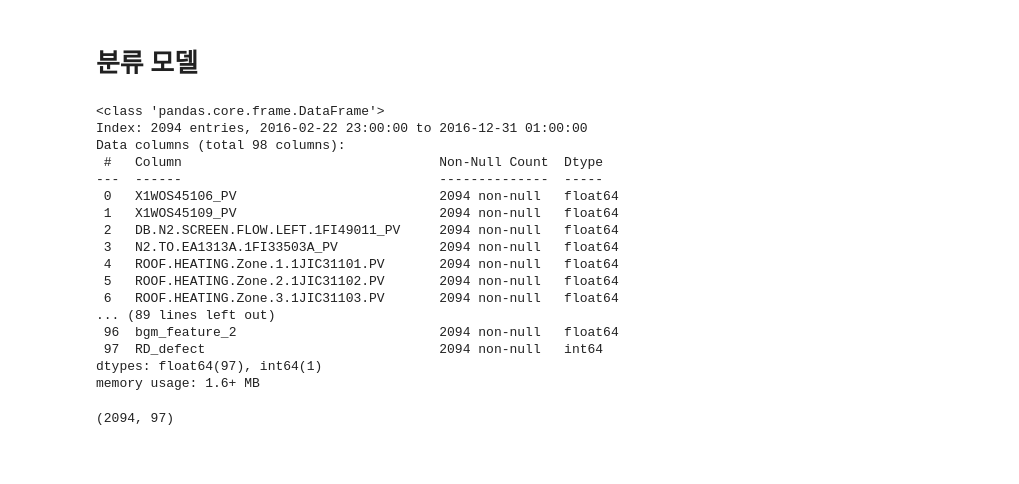
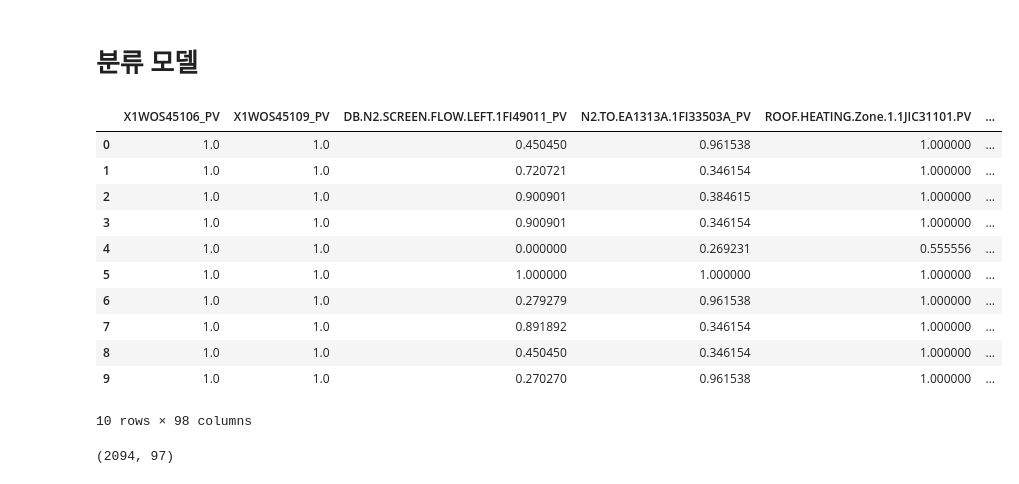
Before and after one commit to gmlwlswls/LGD_anomaly_detection, a Jupyter notebook: 01. 모델링/model_L.RD.ipynb, the cells around one changed output. Cells and saved outputs as stored; diff of their text form; code cells hidden in the pictures; blank space fills up the shorter version.

```diff
--- a/01. 모델링/model_L.RD.ipynb
+++ b/01. 모델링/model_L.RD.ipynb
@@ -32,25 +32,23 @@ import numpy as np
 import matplotlib.pyplot as plt
 # %%
 RD_sample_df = pd.read_csv('../data/RD_sample_df.csv', index_col= 0)
-RD_sample_df.info()
+# RD_sample_df.info()
+
+RD_sample_df = RD_sample_df.sample(frac= 1, random_state= 42).reset_index(drop= True)
+RD_sample_df[:10]
 # %% [output]
+|  | X1WOS45106_PV | X1WOS45109_PV | DB.N2.SCREEN.FLOW.LEFT.1FI49011_PV | N2.TO.EA1313A.1FI33503A_PV | ROOF.HEATING.Zone.1.1JIC31101.PV | ... |
+| 0 | 1.0 | 1.0 | 0.450450 | 0.961538 | 1.000000 | ... |
+| 1 | 1.0 | 1.0 | 0.720721 | 0.346154 | 1.000000 | ... |
+| 2 | 1.0 | 1.0 | 0.900901 | 0.384615 | 1.000000 | ... |
+| 3 | 1.0 | 1.0 | 0.900901 | 0.346154 | 1.000000 | ... |
+| 4 | 1.0 | 1.0 | 0.000000 | 0.269231 | 0.555556 | ... |
+| 5 | 1.0 | 1.0 | 1.000000 | 1.000000 | 1.000000 | ... |
+| 6 | 1.0 | 1.0 | 0.279279 | 0.961538 | 1.000000 | ... |
+| 7 | 1.0 | 1.0 | 0.891892 | 0.346154 | 1.000000 | ... |
+| 8 | 1.0 | 1.0 | 0.450450 | 0.346154 | 1.000000 | ... |
+| 9 | 1.0 | 1.0 | 0.270270 | 0.961538 | 1.000000 | ... |
-<class 'pandas.core.frame.DataFrame'>
-Index: 2094 entries, 2016-02-22 23:00:00 to 2016-12-31 01:00:00
-Data columns (total 98 columns):
- #   Column                                 Non-Null Count  Dtype
----  ------                                 --------------  -----
- 0   X1WOS45106_PV                          2094 non-null   float64
- 1   X1WOS45109_PV                          2094 non-null   float64
- 2   DB.N2.SCREEN.FLOW.LEFT.1FI49011_PV     2094 non-null   float64
- 3   N2.TO.EA1313A.1FI33503A_PV             2094 non-null   float64
- 4   ROOF.HEATING.Zone.1.1JIC31101.PV       2094 non-null   float64
- 5   ROOF.HEATING.Zone.2.1JIC31102.PV       2094 non-null   float64
- 6   ROOF.HEATING.Zone.3.1JIC31103.PV       2094 non-null   float64
-... (89 lines left out)
- 96  bgm_feature_2                          2094 non-null   float64
- 97  RD_defect                              2094 non-null   int64
-dtypes: float64(97), int64(1)
-memory usage: 1.6+ MB
+10 rows × 98 columns
 # %%
 X = RD_sample_df.iloc[:, :-1]
 y= RD_sample_df['RD_defect']
```
Also changed, not shown: parts of 7 cells of this notebook.
